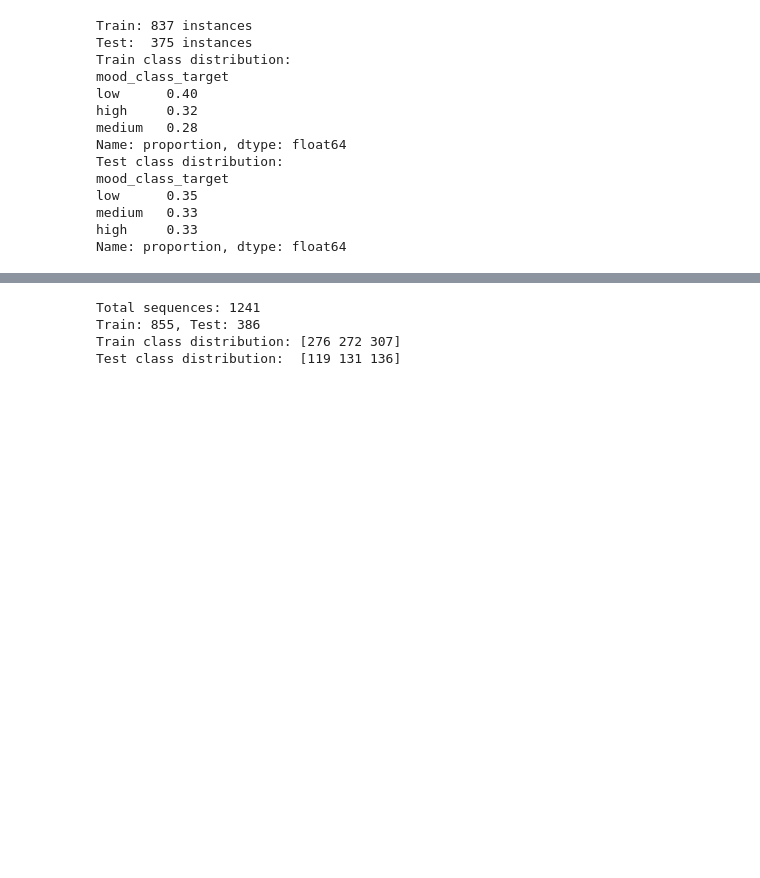
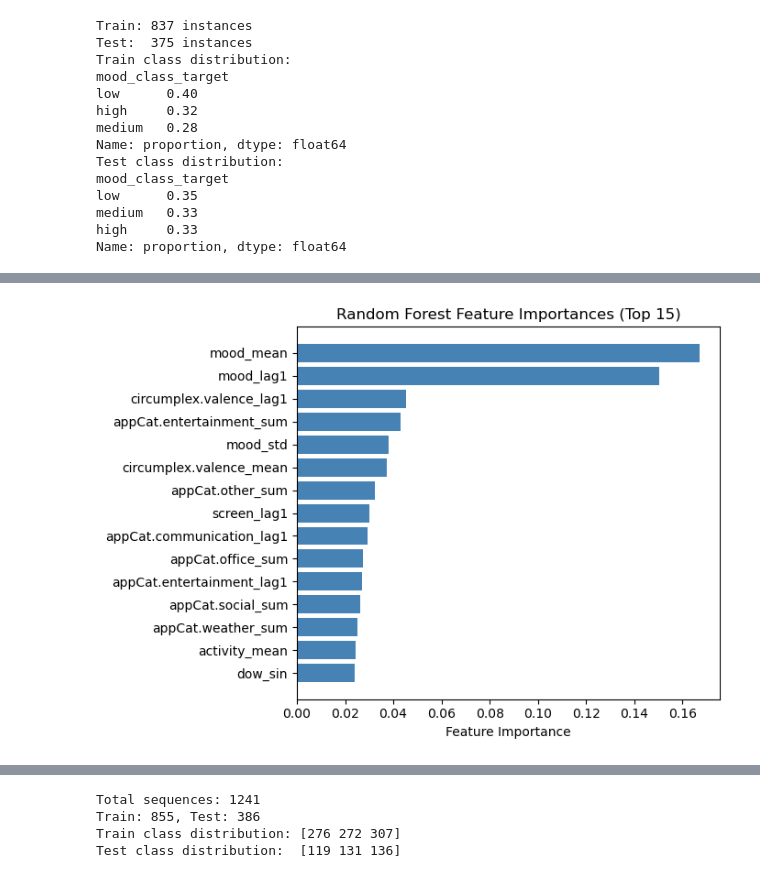
Before and after one commit to Zane-Bjornerud/NextDayMoodPrediction_DataMiningTechniques_A1, a Jupyter notebook: data_prep.ipynb, the cells around one changed output, grey strips where cells are left out. Cells and saved outputs as stored; diff of their text form; code cells hidden in the pictures; blank space fills up the shorter version.

```diff
--- a/data_prep.ipynb
+++ b/data_prep.ipynb
@@ -948,7 +948,10 @@ Name: proportion, dtype: float64
 from sklearn.ensemble import RandomForestClassifier
 from sklearn.model_selection import TimeSeriesSplit, GridSearchCV
 from sklearn.preprocessing import LabelEncoder
+from sklearn.metrics import f1_score, confusion_matrix, classification_report
 import matplotlib.pyplot as plt
+import numpy as np
+import pandas as pd
 
 # Encode labels as integers for sklearn
 le = LabelEncoder()
@@ -956,8 +959,6 @@ y_train_enc = le.fit_transform(y_train)
 y_test_enc = le.transform(y_test)
 
 # --- Hyperparameter tuning ---
-# Use TimeSeriesSplit within the training set
-# This respects temporal order: each fold trains on earlier data, validates on later
 param_grid = {
     'n_estimators': [100, 300, 500],
     'max_depth': [5, 10, 20, None],
@@ -965,10 +966,8 @@ param_grid = {
     'max_features': ['sqrt', 'log2'],
 }
 
-rf = RandomForestClassifier(random_state=42, class_weight='balanced') #tells scikit-learn to automatically upweight minority classes during training
+rf = RandomForestClassifier(random_state=42, class_weight='balanced')
 tscv = TimeSeriesSplit(n_splits=3)
-# creates 3 folds where each fold uses all previous data as training and the next chunk as validation
-# This is the temporal equivalent of k-fold CV
 
 grid_search = GridSearchCV(
     rf, param_grid,
@@ -986,25 +985,85 @@ print(f"Best CV macro-F1: {grid_search.best_score_:.3f}")
 rf_best = grid_search.best_estimator_
 y_pred_rf = rf_best.predict(X_test)
 
+rf_f1 = f1_score(y_test_enc, y_pred_rf, average='macro')
+rf_acc = (y_pred_rf == y_test_enc).mean()
+cm_rf = confusion_matrix(y_test_enc, y_pred_rf)
+report_rf = classification_report(y_test_enc, y_pred_rf, target_names=le.classes_, output_dict=True)
+
 print(f"\nRandom Forest Test Results:")
-print(f"Macro-F1: {f1_score(y_test_enc, y_pred_rf, average='macro'):.3f}")
-print(f"Accuracy: {(y_pred_rf == y_test_enc).mean():.3f}")
-print(f"\nConfusion Matrix:")
-print(confusion_matrix(y_test_enc, y_pred_rf))
-print(f"\nClassification Report:")
-print(classification_report(y_test_enc, y_pred_rf, target_names=le.classes_))
+print(f"Macro-F1: {rf_f1:.3f}")
+print(f"Accuracy: {rf_acc:.3f}")
 
-# --- Feature importances ---
+# ============================================================
+# LaTeX: Per-class performance table
+# ============================================================
+print("\n% --- LaTeX: Per-class results (paste into your .tex) ---")
+print(r"\begin{table}[htbp]")
+print(r"\centering")
+print(r"\caption{Random Forest per-class classification results.}")
+print(r"\label{tab:rf_results}")
+print(r"\begin{tabular}{lcccc}")
+print(r"\hline")
+print(r"Class & Precision & Recall & F1-score & Support \\")
+print(r"\hline")
+for cls in le.classes_:
+    p = report_rf[cls]['precision']
+    r = report_rf[cls]['recall']
+    f = report_rf[cls]['f1-score']
+    s = int(report_rf[cls]['support'])
+    print(f"{cls} & {p:.2f} & {r:.2f} & {f:.2f} & {s} \\\\")
+print(r"\hline")
+ma = report_rf['macro avg']
+print(f"Macro avg & {ma['precision']:.2f} & {ma['recall']:.2f} & {ma['f1-score']:.2f} & {int(ma['support'])} \\\\")
+print(r"\hline")
+print(r"\end{tabular}")
+print(r"\end{table}")
+
+# ============================================================
+# Figure: Confusion matrix heatmap
+# ============================================================
+fig, ax = plt.subplots(figsize=(5, 4))
+im = ax.imshow(cm_rf, cmap='Blues')
+ax.set_xticks(range(len(le.classes_)))
+ax.set_yticks(range(len(le.classes_)))
+ax.set_xticklabels(le.classes_)
+ax.set_yticklabels(le.classes_)
+ax.set_xlabel('Predicted')
+ax.set_ylabel('Actual')
+ax.set_title('Random Forest Confusion Matrix')
+
+# Annotate each cell with the count
+for i in range(len(le.classes_)):
+    for j in range(len(le.classes_)):
+        color = 'white' if cm_rf[i, j] > cm_rf.max() / 2 else 'black'
+        ax.text(j, i, str(cm_rf[i, j]), ha='center', va='center', color=color, fontsize=14)
+
+plt.colorbar(im)
+plt.tight_layout()
+plt.savefig("rf_confusion_matrix.pdf", bbox_inches='tight', dpi=300)
+plt.savefig("rf_confusion_matrix.png", bbox_inches='tight', dpi=300)
+plt.show()
+
+# ============================================================
+# Figure: Feature importances (top 15)
+# ============================================================
 importances = pd.Series(rf_best.feature_importances_, index=feature_cols)
-importances = importances.sort_values(ascending=False)
+importances = importances.sort_values(ascending=True)  # ascending for horizontal bar (top at top)
+top15 = importances.tail(15)
+
+fig, ax = plt.subplots(figsize=(7, 5))
+ax.barh(range(len(top15)), top15.values, color='steelblue')
+ax.set_yticks(range(len(top15)))
+ax.set_yticklabels(top15.index)
+ax.set_xlabel('Feature Importance')
+ax.set_title('Random Forest Feature Importances (Top 15)')
+plt.tight_layout()
+plt.savefig("rf_feature_importances.pdf", bbox_inches='tight', dpi=300)
+plt.savefig("rf_feature_importances.png", bbox_inches='tight', dpi=300)
+plt.show()
+
 print(f"\nTop 10 features:")
-print(importances.head(10))
-
-importances.head(15).plot(kind='barh', figsize=(8, 5))
-plt.title('Random Forest Feature Importances (top 15)')
-plt.xlabel('Importance')
-plt.tight_layout()
-plt.show()
+print(importances.sort_values(ascending=False).head(10))
 # %% [output]
 Fitting 3 folds for each of 72 candidates, totalling 216 fits
 
@@ -1026,0 +1086 @@ dtype: float64
+[figure, added]
```
Also changed, not shown: parts of 3 cells of this notebook, 6 other files.
